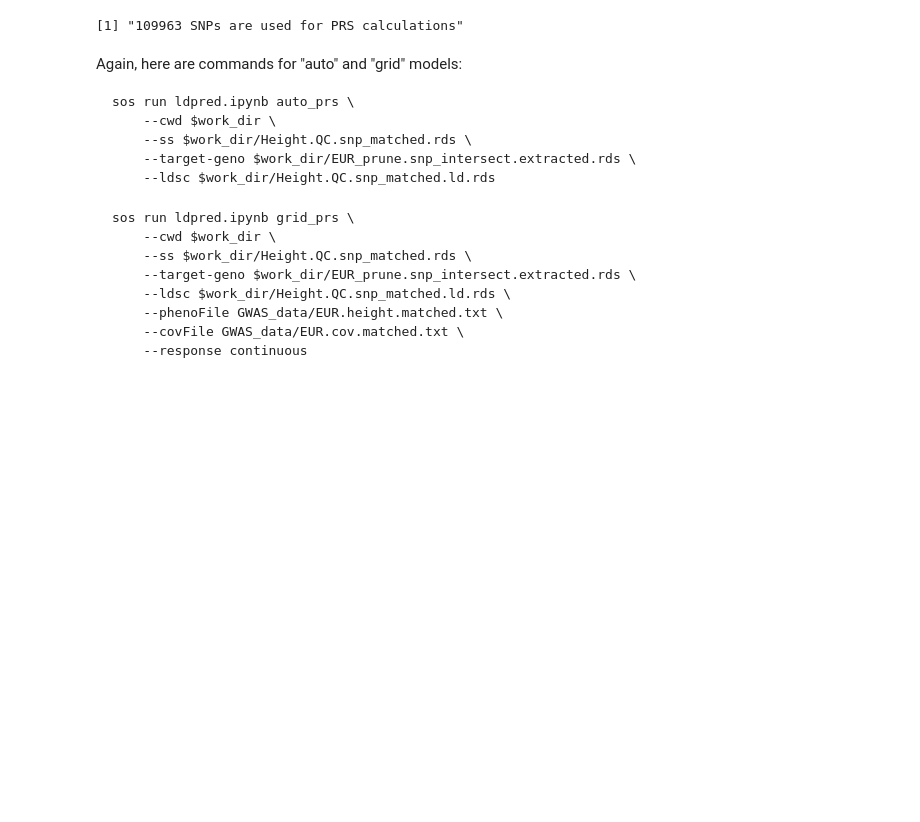
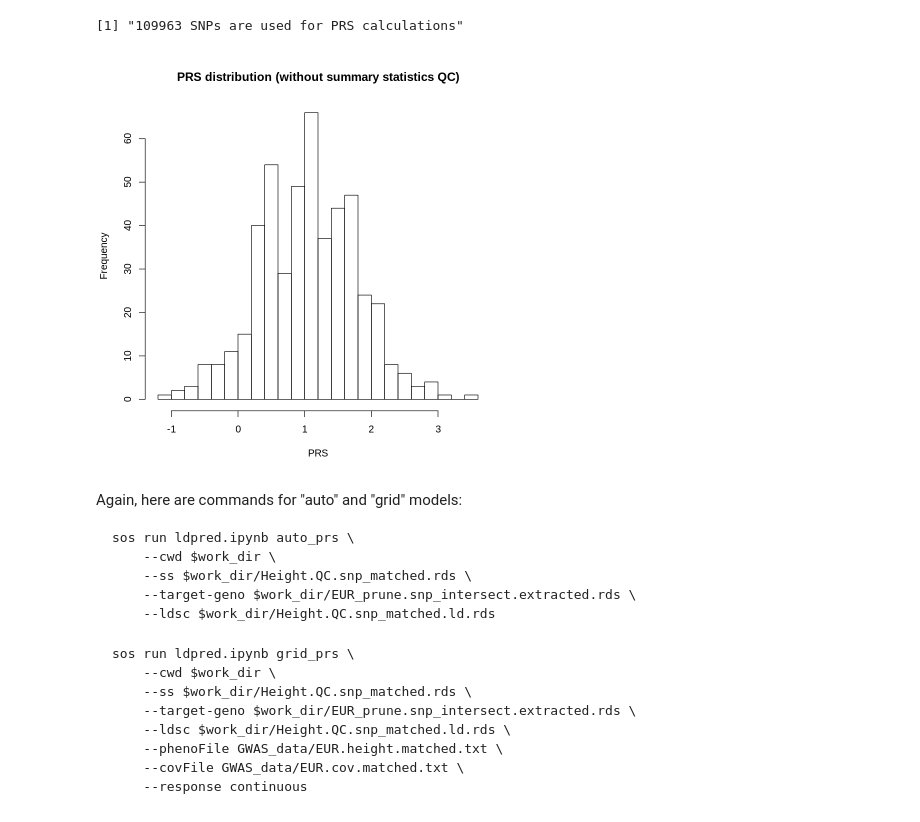
Before and after one commit to cumc/bioworkflows, a Jupyter notebook: ldpred/ldpred2_example.ipynb, the cells around one changed output. Saved outputs shown, nothing was run; the diff lists cells and outputs as text; code cells hidden in the pictures; blank space fills up the shorter version.

```diff
--- a/ldpred/ldpred2_example.ipynb
+++ b/ldpred/ldpred2_example.ipynb
@@ -266,6 +279,11 @@ INFO: Workflow inf_prs (ID=wf266994e074ae431) is executed successfully with 2 co
 cat $work_dir/Height.QC.snp_matched.inf_prs.stdout
 # %% [output]
 [1] "109963 SNPs are used for PRS calculations"
+# %%
+dat = readRDS('height_results/Height.QC.snp_matched.inf_prs.rds')
+hist(dat$prs, breaks=20, main="PRS distribution (without summary statistics QC)", xlab="PRS")
+# %% [output]
+[figure, added]
 # %% [markdown]
 Again, here are commands for "auto" and "grid" models:
 
```
Also changed, not shown: parts of 19 cells of this notebook.
